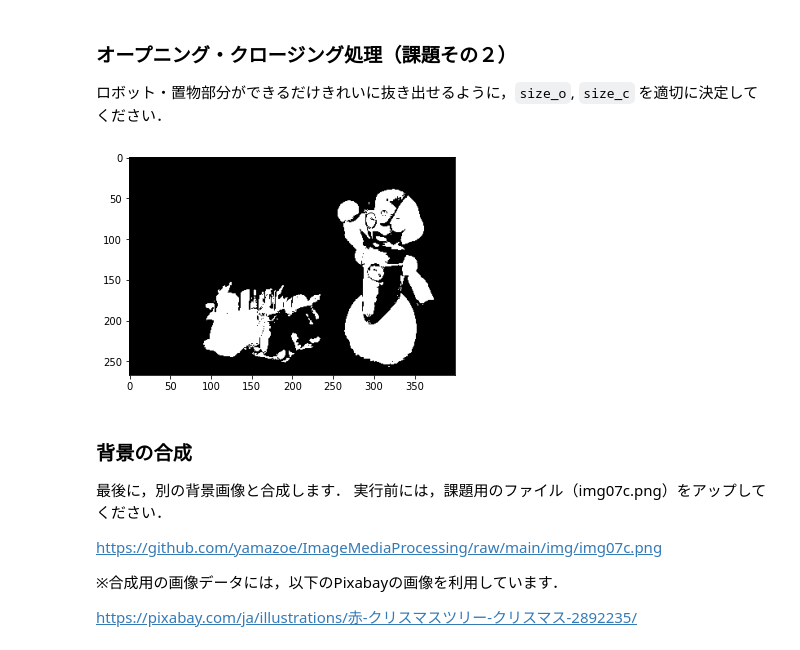
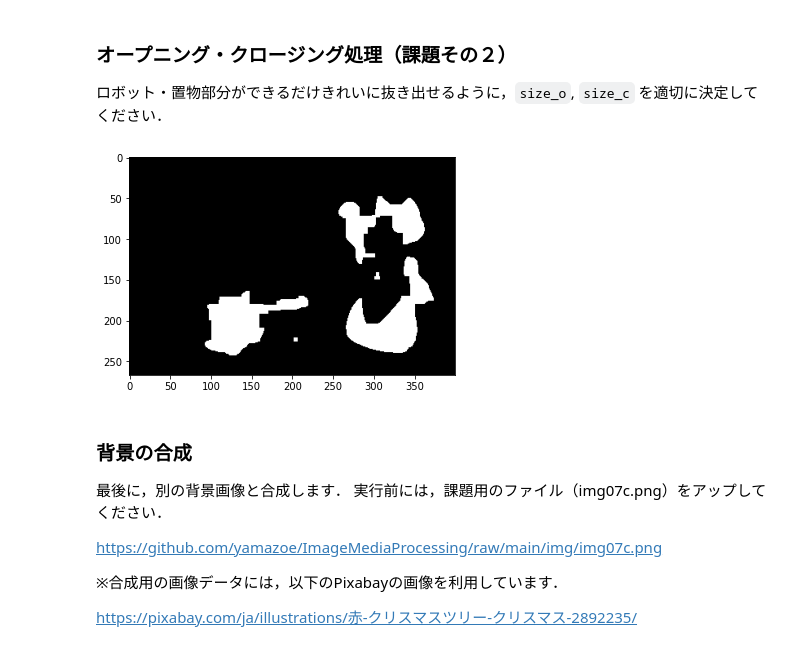
Before and after one commit to yamazoe/ImageMediaProcessing, a Jupyter notebook: week07.ipynb, the cells around one changed output. Drawn from its saved outputs; the diff is of its cells as text; code cells hidden in the pictures.

```diff
--- a/week07.ipynb
+++ b/week07.ipynb
@@ -146,17 +146,17 @@ plt.imshow(img_mask, cmap='gray', vmin = 0, vmax = 255);
 
 ロボット・置物部分ができるだけきれいに抜き出せるように，`size_o`, `size_c` を適切に決定してください．
 # %%
-size_o = 1 # オープニング用のカーネルサイズ
+size_o = 4 # オープニング用のカーネルサイズ
 kernel_o = np.ones((size_o, size_o))
-size_c = 1 # クロージング用のカーネルサイズ
+size_c = 15 # クロージング用のカーネルサイズ
 kernel_c = np.ones((size_c, size_c))
 
 img_mask_opened = cv2.morphologyEx(img_mask, cv2.MORPH_OPEN, kernel_o)  # オープニング
 img_mask_morphologied = cv2.morphologyEx(img_mask_opened, cv2.MORPH_CLOSE, kernel_c)  # クロージング
 
 plt.imshow(img_mask_morphologied, cmap='gray', vmin=0, vmax=255);
 # %% [output]
-[figure, old version]
+[figure, new version]
 # %% [markdown]
 ### 背景の合成
 最後に，別の背景画像と合成します．
```
Also changed, not shown: parts of 2 cells of this notebook.
